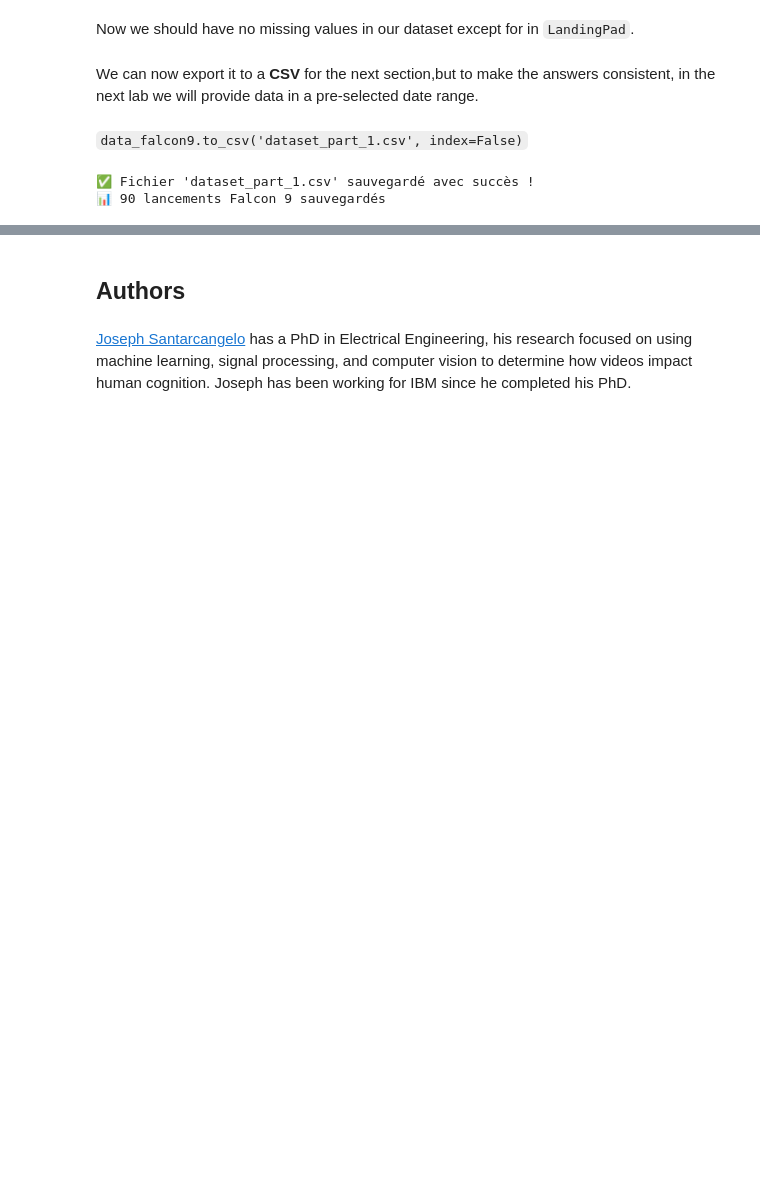
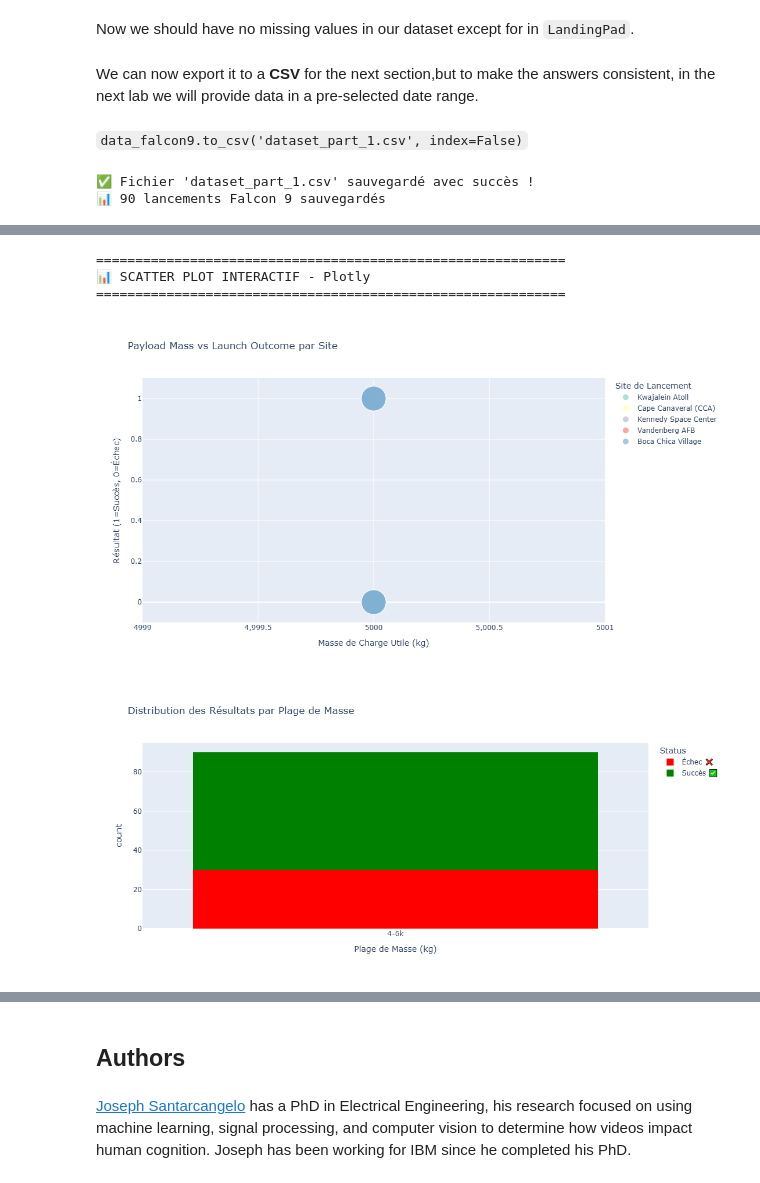
Before and after one commit to enamklabi-spec/testrepo, a Jupyter notebook: jupyter-labs-spacex-data-collection-api.ipynb, the cells around one changed output, grey strips where cells are left out. Drawn from its saved outputs; the diff is of its cells as text; code cells hidden in the pictures; blank space fills up the shorter version.

```diff
--- a/jupyter-labs-spacex-data-collection-api.ipynb
+++ b/jupyter-labs-spacex-data-collection-api.ipynb
@@ -1016,0 +3137,69 @@ else:
+# %%
+# ============================================
+# SCATTER PLOT INTERACTIF AVEC PLOTLY
+# ============================================
+
+import plotly.express as px
+import plotly.graph_objects as go
+
+print("\n" + "="*60)
+print("📊 SCATTER PLOT INTERACTIF - Plotly")
+print("="*60)
+
+# --- 1. Préparer les données ---
+scatter_data = data_falcon9.dropna(subset=['PayloadMass', 'landing_success', 'LaunchSite']).copy()
+scatter_data['Status'] = scatter_data['landing_success'].map({1: 'Succès ✅', 0: 'Échec ❌'})
+
+# --- 2. Créer le Scatter Plot interactif ---
+fig = px.scatter(
+    scatter_data,
+    x='PayloadMass',
+    y='landing_success',
+    color='LaunchSite',
+    size='PayloadMass',
+    hover_data=['FlightNumber', 'Date', 'Orbit', 'BoosterVersion'],
+    title='Payload Mass vs Launch Outcome par Site',
+    labels={
+        'PayloadMass': 'Masse de Charge Utile (kg)',
+        'landing_success': 'Résultat (1=Succès, 0=Échec)',
+        'LaunchSite': 'Site de Lancement'
+    },
+    color_discrete_sequence=px.colors.qualitative.Set3,
+    size_max=30,
+    opacity=0.7
+)
+
+fig.update_layout(
+    height=600,
+    width=900,
+    yaxis=dict(range=[-0.1, 1.1]),
+    xaxis=dict(title='Masse de Charge Utile (kg)'),
+    showlegend=True
+)
+
+fig.show()
+
+# --- 3. Graphique par plage de masse ---
+# Ajouter une colonne de plage de masse
+mass_bins = [0, 2000, 4000, 6000, 8000, 10000, 15000]
+mass_labels = ['0-2k', '2-4k', '4-6k', '6-8k', '8-10k', '10-15k']
+scatter_data['Mass_Range'] = pd.cut(scatter_data['PayloadMass'], bins=mass_bins, labels=mass_labels, right=False)
+
+fig2 = px.histogram(
+    scatter_data,
+    x='Mass_Range',
+    color='Status',
+    title='Distribution des Résultats par Plage de Masse',
+    labels={'Mass_Range': 'Plage de Masse (kg)', 'count': 'Nombre de Lancements'},
+    color_discrete_map={'Succès ✅': 'green', 'Échec ❌': 'red'},
+    barmode='stack'
+)
+
+fig2.update_layout(height=500, width=800, showlegend=True)
+fig2.show()
+# %% [output]
+============================================================
+📊 SCATTER PLOT INTERACTIF - Plotly
+============================================================
+[figure, added]
+[figure, added]
```
Also changed, not shown: parts of 35 cells of this notebook.
